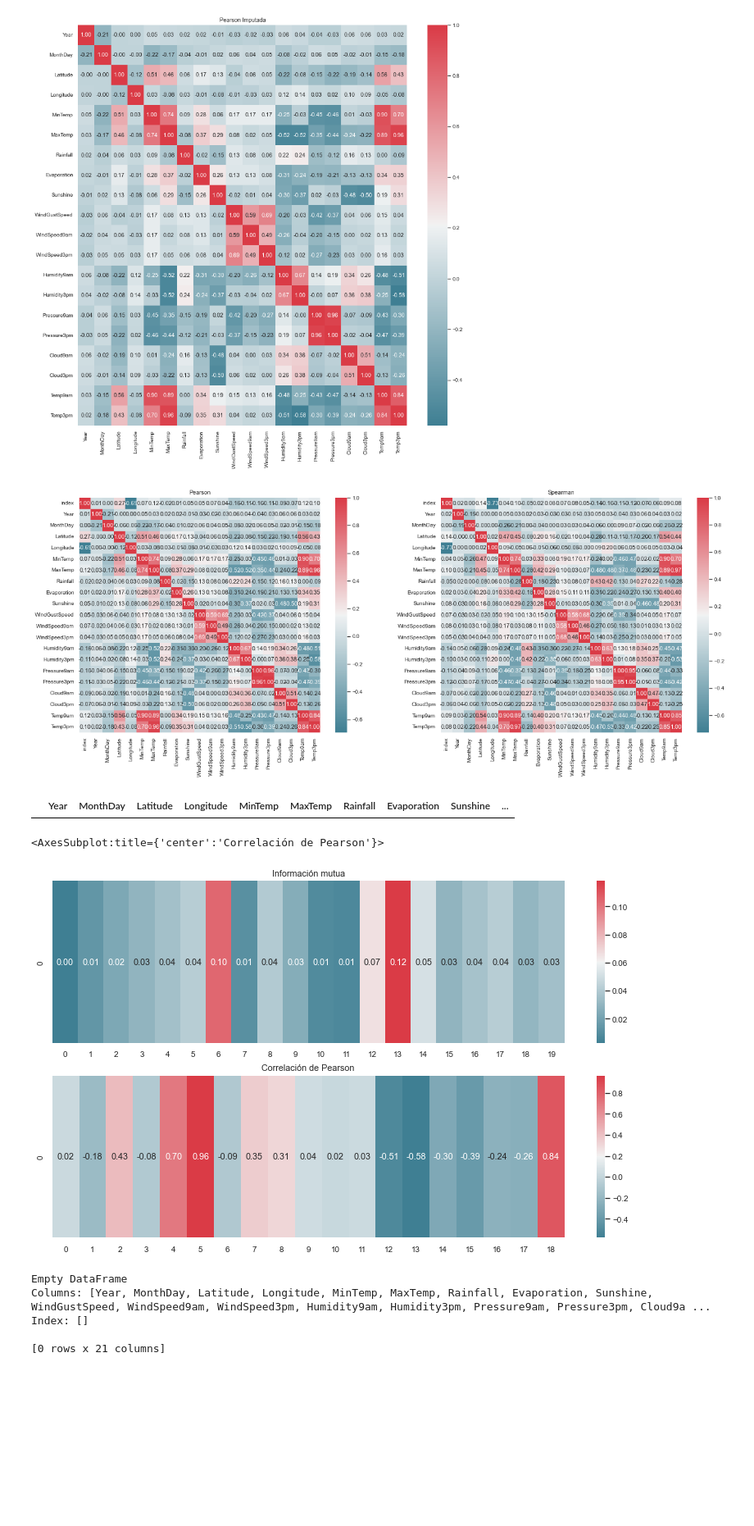
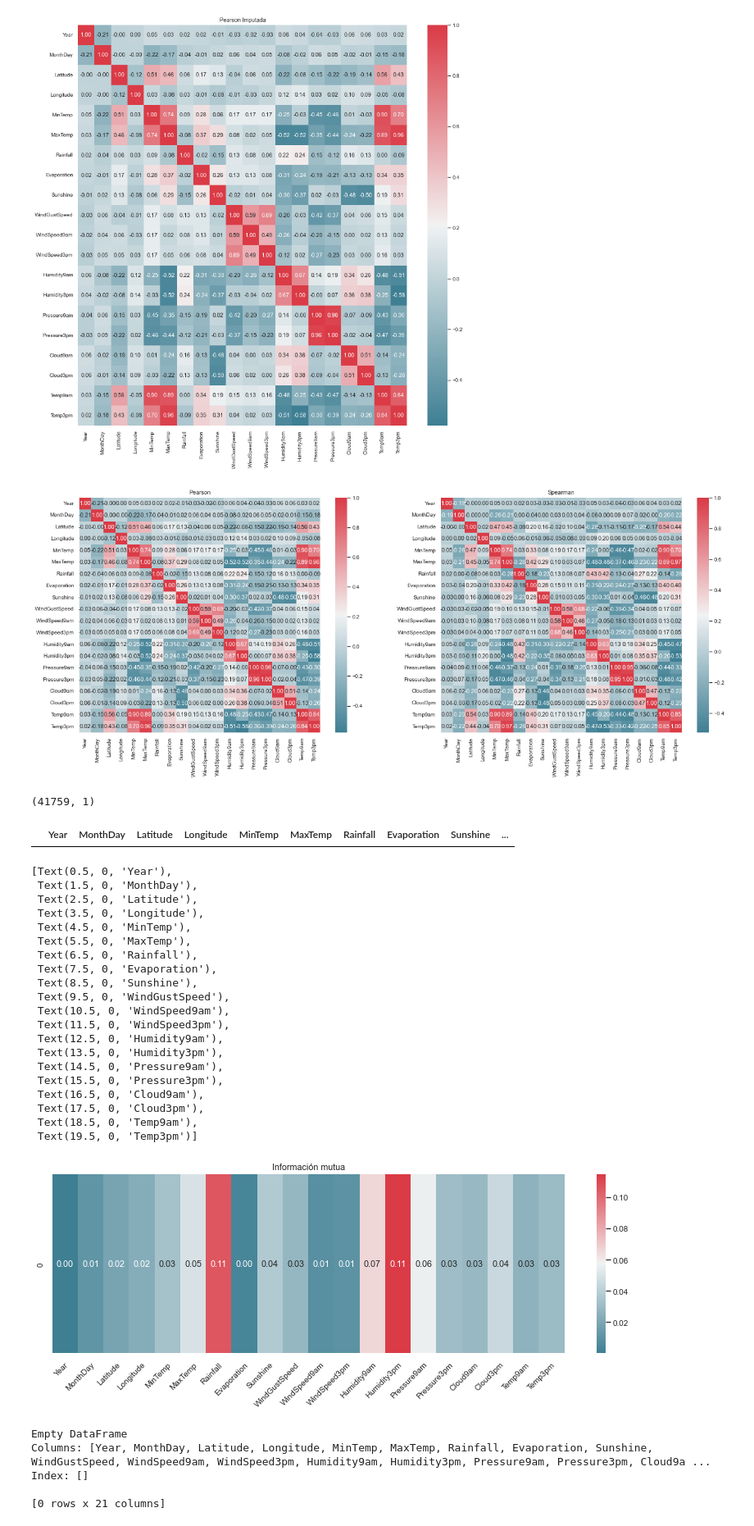
Before and after one commit to ezeguins/analisis_datos_TP, a Jupyter notebook: ColumnsStudy_oks.ipynb, the cells around one changed output. Shown at 82% size. Drawn from its saved outputs; the diff is of its cells as text; code cells hidden in the pictures; blank space fills up the shorter version.

Commit message:
Se prolija relacion mutua y se agregan hist antes despues imputación

```diff
--- a/ColumnsStudy_oks.ipynb
+++ b/ColumnsStudy_oks.ipynb
@@ -340,10 +356,7 @@ Media de la variable posterior a la imputación WindGustSpeed: 39.53512470878352
 # %%
 # se aplica mice a todas las columnas a imputar
 #Pressure9am
-
 col_to_impute = 'Pressure9am'
-print('Media de la variable previo a la imputación {}: {}'.format(col_to_impute, np.mean(datasetIMP3[col_to_impute])))
 feature_cols = ['Pressure3pm','Sunshine']
-X_train_imp = TP.impute_column(datasetIMP3, col_to_impute, feature_cols)
-print('Media de la variable posterior a la imputación {}: {}'.format(col_to_impute, np.mean(X_train_imp[col_to_impute])))
+datasetIMP=mice(X_train,col_to_impute,feature_cols)
 # %% [output]
@@ -354,7 +369,7 @@ Media de la variable posterior a la imputación Pressure9am: 1017.9338473838109
 # %%
-X_train_num=X_train.drop(columns={"RainToday_enc","Location_enc","WindGustDir_enc","WindDir9am_enc","WindDir3pm_enc"})
-X_train_imp_num=X_train_imp.drop(columns={"RainToday_enc","Location_enc","WindGustDir_enc","WindDir9am_enc","WindDir3pm_enc"})
-X_train_cat=pd.DataFrame(X_train, columns = ["RainToday_enc","Location_enc","WindGustDir_enc","WindDir9am_enc","WindDir3pm_enc"])
-X_train_imp_cat=pd.DataFrame(X_train_imp, columns = ["RainToday_enc","Location_enc","WindGustDir_enc","WindDir9am_enc","WindDir3pm_enc"])
+X_train_num=X_train.drop(columns={"RainToday_enc","Location_enc","WindDir_polar1","WindDir_polar2","WindDir9am_enc","WindDir3pm_enc"})
+X_train_imp_num=X_train_imp.drop(columns={"RainToday_enc","Location_enc","WindDir_polar1","WindDir_polar2","WindDir9am_enc","WindDir3pm_enc"})
+X_train_cat=pd.DataFrame(X_train, columns = ["RainToday_enc","Location_enc","WindDir_polar1","WindDir_polar2","WindDir9am_enc","WindDir3pm_enc"])
+X_train_imp_cat=pd.DataFrame(X_train_imp, columns = ["RainToday_enc","Location_enc","WindDir_polar1","WindDir_polar2","WindDir9am_enc","WindDir3pm_enc"])
 X_train_imp_num=X_train_imp_num.drop(columns={"index"})
 X_train_num=X_train_num.drop(columns={"index"})
@@ -389,11 +421,16 @@ axes[1].set_title("Spearman")
 sns.heatmap(rho, cmap=sns.diverging_palette(220,10,as_cmap=True),annot=True,fmt=".2f")
 sns.set(font_scale=0.9)
 # %% [output]
-[figure, old version]
+[figure, new version]
 # %%
 from sklearn.feature_selection import mutual_info_regression
 df_train_num_cat = pd.DataFrame(np.concatenate([X_train_imp_num,y_train], axis=1))
 df_train_cat_cat = pd.DataFrame(np.concatenate([X_train_imp_cat,y_train], axis=1))
+# %%
+X_train_imp_num.shape
+y_train.shape
+# %% [output]
+(41759, 1)
 # %%
 X_train_imp_num.head(0)
 # %% [output]
@@ -404,19 +441,34 @@ df_train_num_cat=df_train_num_cat.rename(columns= { 0: "Year", 1:	"MonthDay", 2:
                                     10:"WindSpeed9am",11:"WindSpeed3pm",12:"Humidity9am", 13:"Humidity3pm",
                                     14:"Pressure9am",15:"Pressure3pm",16:"Cloud9am",17:"Cloud3pm",18:"Temp9am",19:"Temp3pm",20:"RainTomorrow"})
 # %%
-#concatenar concervando los nombres de columnas
+# Información mutua, despues de imputar.
 MI = mutual_info_regression(X_train_imp_num, y_train)
-fig, ax = plt.subplots(2,1, figsize=(14,8))
-ax[0].set_title('Información mutua')
-sns.heatmap([MI],ax=ax[0],cmap=sns.diverging_palette(220,10,as_cmap=True), annot=True,fmt=".2f")
-#ax[0].set_xticklabels(df_train.columns.values[:-1])
-
-ax[1].set_title('Correlación de Pearson')
-sns.heatmap([r.iloc[-1][:-1]],cmap=sns.diverging_palette(220,10,as_cmap=True),ax=ax[1], annot=True,fmt=".2f")
-#ax[1].set_xticklabels(df_train_num_cat.columns.values[:-1]);
+fig, ax = plt.subplots(1,1, figsize=(14,4))
+ax.set_title('Información mutua')
+sns.heatmap([MI],ax=ax,cmap=sns.diverging_palette(220,10,as_cmap=True), annot=True,fmt=".2f")
+ax.set_xticklabels(df_train_num_cat.columns.values[:-1],rotation=45, ha='right', rotation_mode='anchor')
 # %% [output]
-<AxesSubplot:title={'center':'Correlación de Pearson'}>
+[Text(0.5, 0, 'Year'),
+ Text(1.5, 0, 'MonthDay'),
+ Text(2.5, 0, 'Latitude'),
+ Text(3.5, 0, 'Longitude'),
+ Text(4.5, 0, 'MinTemp'),
+ Text(5.5, 0, 'MaxTemp'),
+ Text(6.5, 0, 'Rainfall'),
+ Text(7.5, 0, 'Evaporation'),
+ Text(8.5, 0, 'Sunshine'),
+ Text(9.5, 0, 'WindGustSpeed'),
+ Text(10.5, 0, 'WindSpeed9am'),
+ Text(11.5, 0, 'WindSpeed3pm'),
+ Text(12.5, 0, 'Humidity9am'),
+ Text(13.5, 0, 'Humidity3pm'),
+ Text(14.5, 0, 'Pressure9am'),
+ Text(15.5, 0, 'Pressure3pm'),
+ Text(16.5, 0, 'Cloud9am'),
+ Text(17.5, 0, 'Cloud3pm'),
+ Text(18.5, 0, 'Temp9am'),
+ Text(19.5, 0, 'Temp3pm')]
-[figure, old version]
+[figure, new version]
 # %%
 ## numerica a categorica
 print(pd.DataFrame(df_train_num_cat.head(0)))
```
Also changed, not shown: parts of 14 cells of this notebook.
